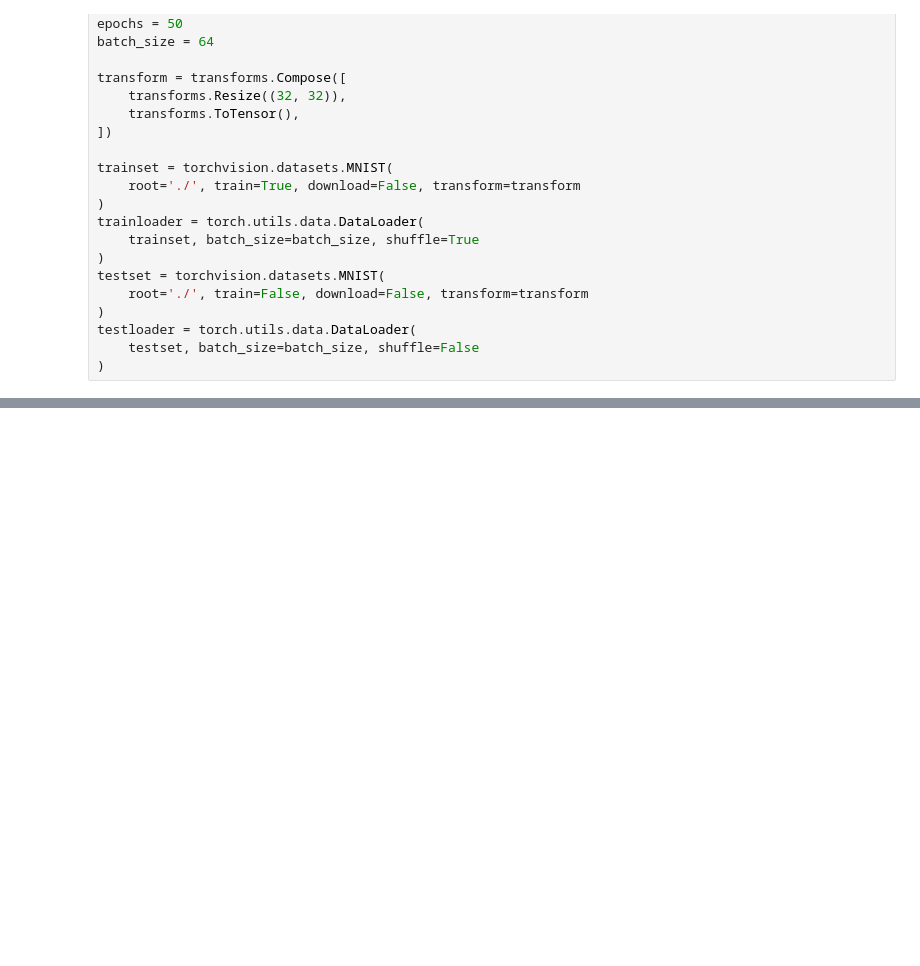
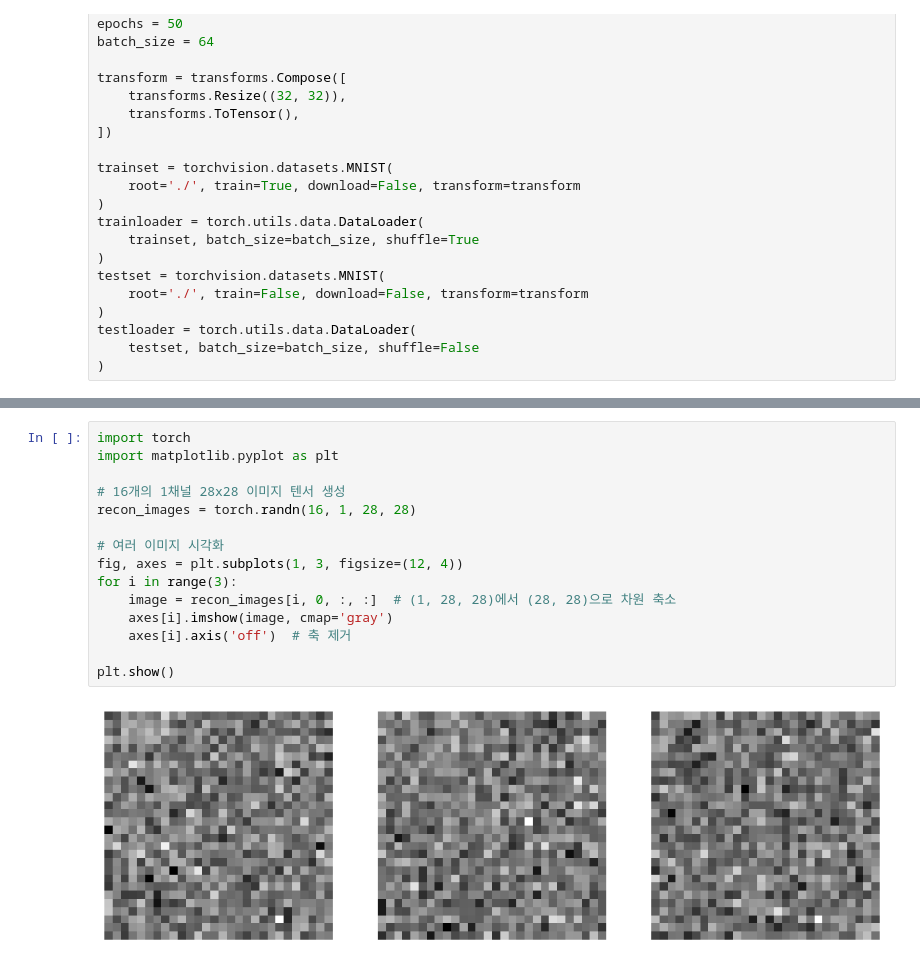
Before and after one commit to bellmake/variational_auto_encoder_impl2_mnist, a Jupyter notebook: vae.ipynb, the cells around one changed output, grey strips where cells are left out. Drawn from its saved outputs; the diff is of its cells as text; blank space fills up the shorter version.

```diff
--- a/vae.ipynb
+++ b/vae.ipynb
@@ -537,0 +587,17 @@ RuntimeError: mat1 and mat2 shapes cannot be multiplied (64x512 and 64x128)
+# %%
+import torch
+import matplotlib.pyplot as plt
+
+# 16개의 1채널 28x28 이미지 텐서 생성
+recon_images = torch.randn(16, 1, 28, 28)
+
+# 여러 이미지 시각화
+fig, axes = plt.subplots(1, 3, figsize=(12, 4))
+for i in range(3):
+    image = recon_images[i, 0, :, :]  # (1, 28, 28)에서 (28, 28)으로 차원 축소
+    axes[i].imshow(image, cmap='gray')
+    axes[i].axis('off')  # 축 제거
+
+plt.show()
+# %% [output]
+[figure, added]
```
Also changed, not shown: parts of 5 cells of this notebook.
